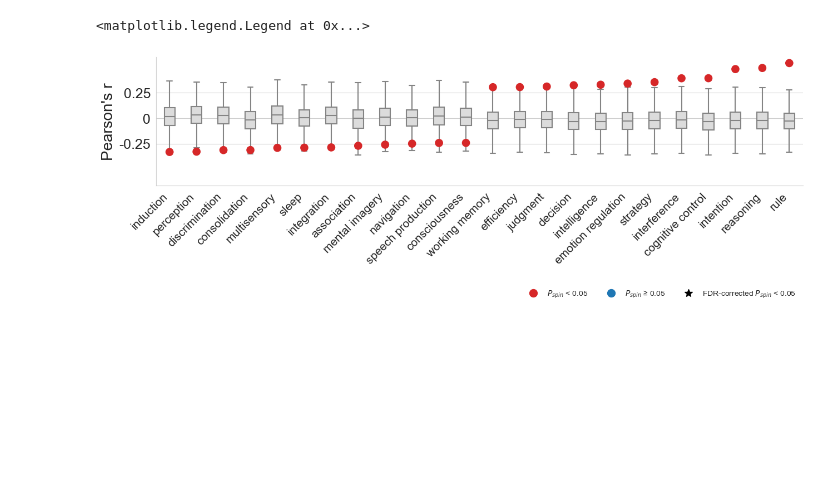
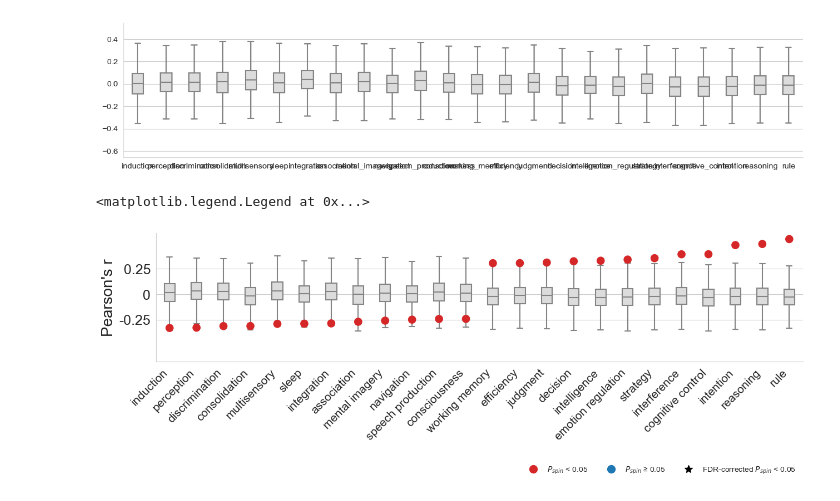
Before and after one commit to ltuominen/AP_brainorganization, a Jupyter notebook: code/Plot_neurosynth_antipsychotics.ipynb, the cells around one changed output. Saved outputs shown, nothing was run; the diff lists cells and outputs as text; code cells hidden in the pictures; blank space fills up the shorter version.

```diff
--- a/code/Plot_neurosynth_antipsychotics.ipynb
+++ b/code/Plot_neurosynth_antipsychotics.ipynb
@@ -73,4 +189,28 @@ plt.legend(handles=[blue_circle, red_circle], frameon=False, bbox_to_anchor=(1,
 [figure]
+# %%
+
+
+# get dataframes
+df_nulls = pd.DataFrame.from_dict(nulls_turku_ns)
+df_corrs = pd.DataFrame.from_dict(corrs_turku_ns, orient='index')
+df_corrs.columns = ['rho', 'pspin']
+
+# colors based on p-values
+color = ((df_corrs['pspin'] > 0.05).astype(int)).tolist()
+color = [(0.839, 0.152, 0.156) if x == 0 else (0.121, 0.466, 0.705) for x in color]
+x = np.arange(df_corrs.shape[0])
+cpalette = dict(zip(x, color))
+
+# plots
+fig = plt.figure(figsize=(15,3))
+sns.set_style("whitegrid")
+
+plt.rcParams['axes.spines.right'] = False
+plt.rcParams['axes.spines.top'] = False
+
+ax1 = sns.boxplot(data=df_nulls, width=0.4, fliersize=0, color ='gainsboro')
+# %% [output]
+[figure, added]
 # %%
 # get ENIGMA data
 corrs_enigma_ns = dict(np.load(path + 'data/corrs_enigma_neurosynth.npz'))
```
Also changed, not shown: parts of 8 cells of this notebook, 8 other files.
